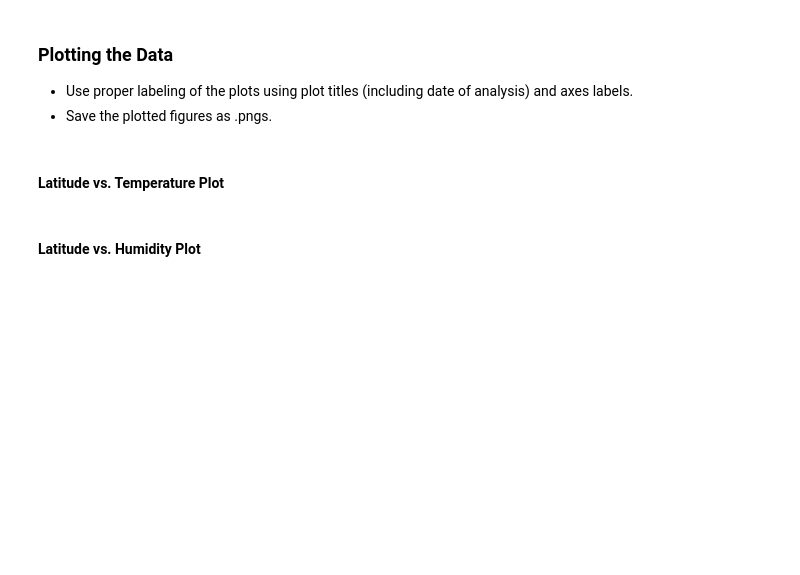
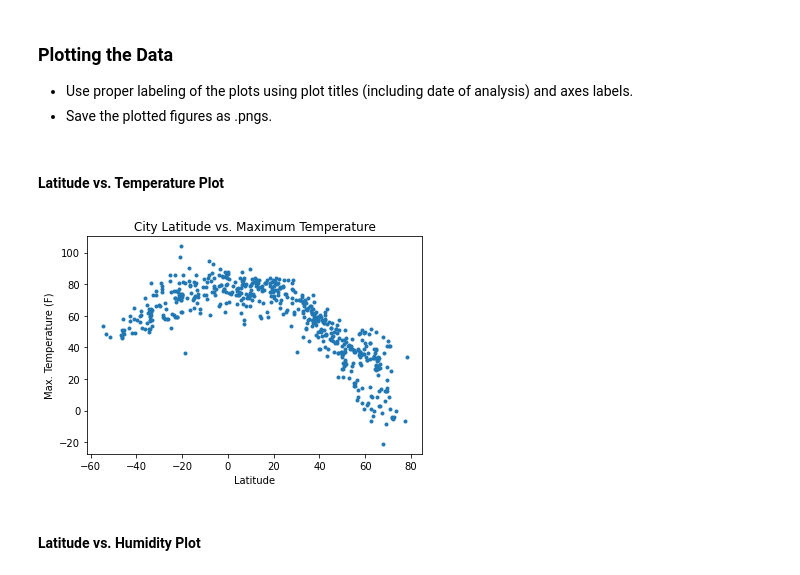
Before and after one commit to cbeachey/databootcamp-homework, a Jupyter notebook: Unit 6 API's/starter_code/WeatherPy.ipynb, the cells around one changed output. Drawn from its saved outputs; the diff is of its cells as text; code cells hidden in the pictures; blank space fills up the shorter version.

Commit message:
scatters

```diff
--- a/Unit 6 API's/starter_code/WeatherPy.ipynb
+++ b/Unit 6 API's/starter_code/WeatherPy.ipynb
@@ -176,5 +181,17 @@ wind_df.head()
 * Save the plotted figures as .pngs.
 # %% [markdown]
 #### Latitude vs. Temperature Plot
+# %%
+plt.scatter(wind_df.Latitude,wind_df.MaxTemp,s=9)
+plt.title('City Latitude vs. Maximum Temperature')
+plt.xlabel('Latitude')
+plt.ylabel('Max. Temperature (F)')
+
+
+plt.savefig('Latitude_vs_MaxTemp.png')
+
+plt.show()
+# %% [output]
+[figure, added]
 # %% [markdown]
 #### Latitude vs. Humidity Plot
```
Also changed, not shown: parts of 5 cells of this notebook, 4 other files.
